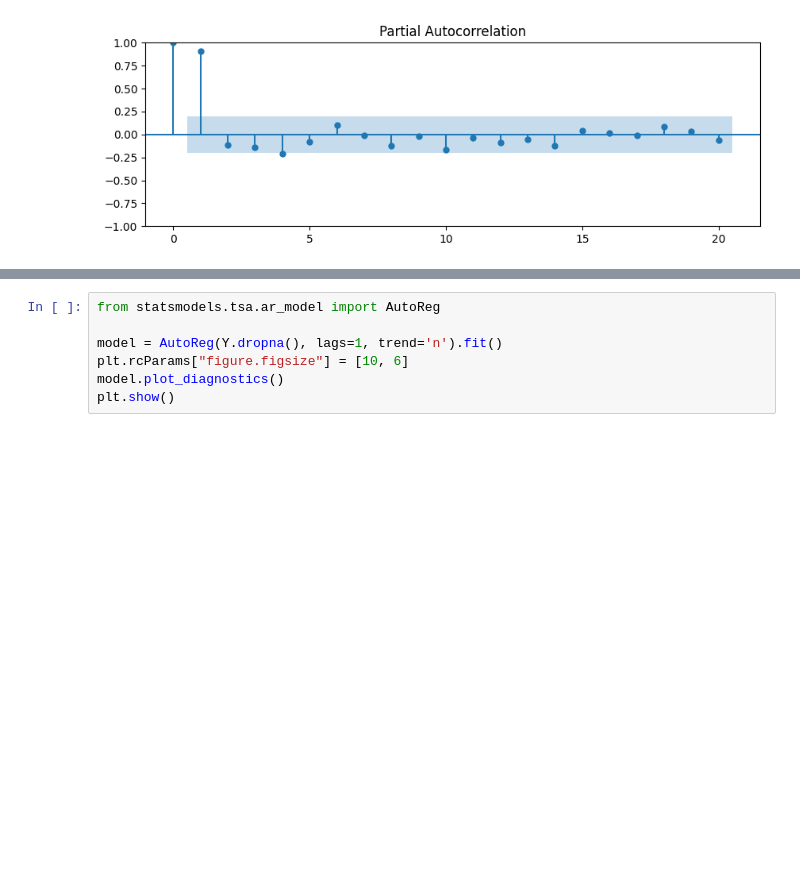
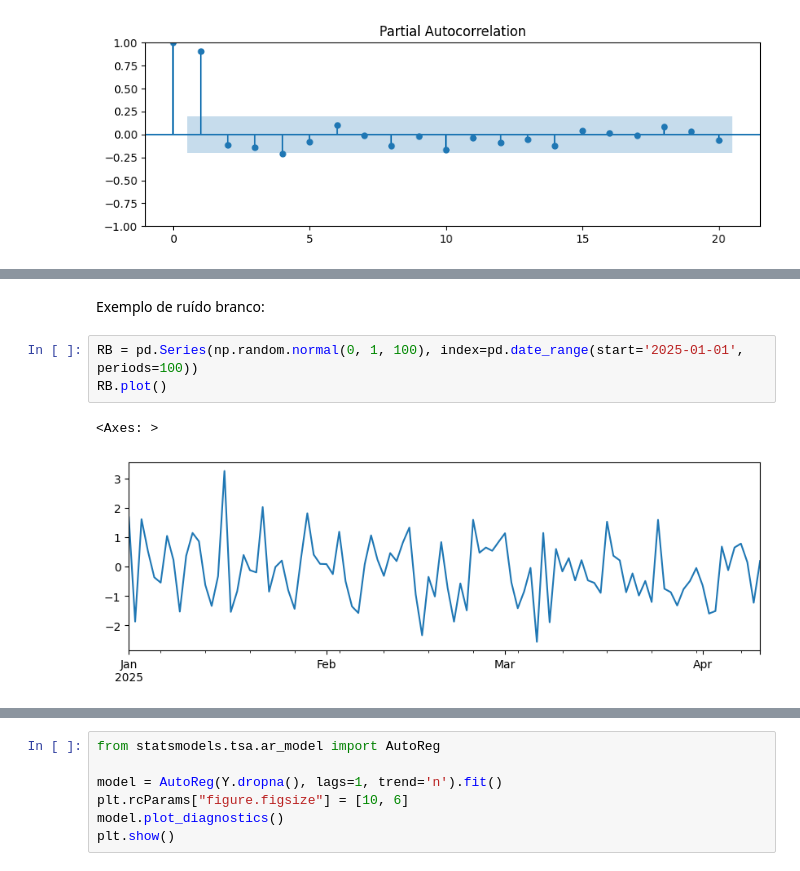
Before and after one commit to danielrferreira/classes, a Jupyter notebook: ASN/Séries Temporais/notebooks/Python/04 - ARIMA 1.ipynb, the cells around one changed output, grey strips where cells are left out. Cells and saved outputs as stored; diff of their text form; blank space fills up the shorter version.

```diff
--- a/ASN/Séries Temporais/notebooks/Python/04 - ARIMA 1.ipynb
+++ b/ASN/Séries Temporais/notebooks/Python/04 - ARIMA 1.ipynb
@@ -329,0 +361,8 @@ plt.show()
+# %% [markdown]
+Exemplo de ruído branco:
+# %%
+RB = pd.Series(np.random.normal(0, 1, 100), index=pd.date_range(start='2025-01-01', periods=100))
+RB.plot()
+# %% [output]
+<Axes: >
+[figure, added]
```
Also changed, not shown: parts of 9 cells of this notebook, 2 other files.
